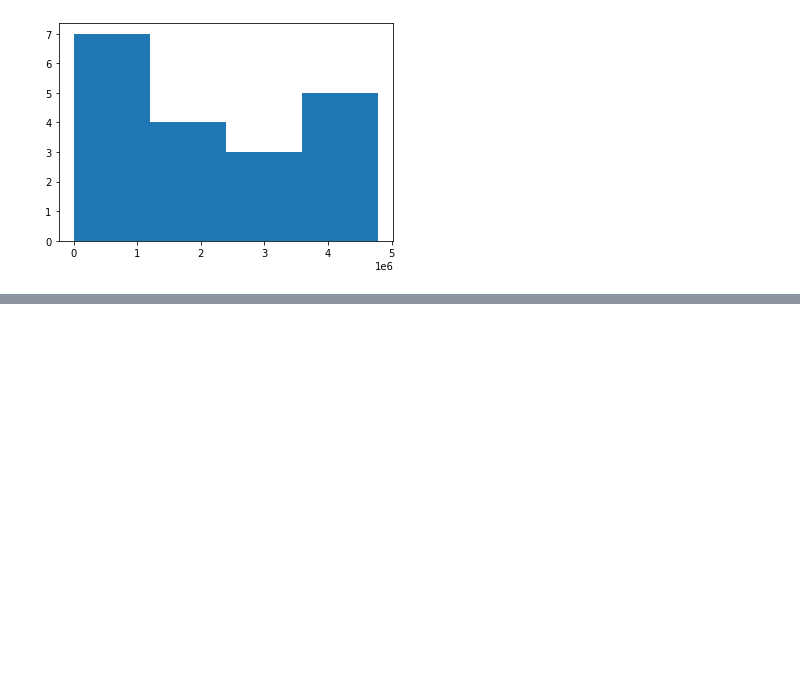
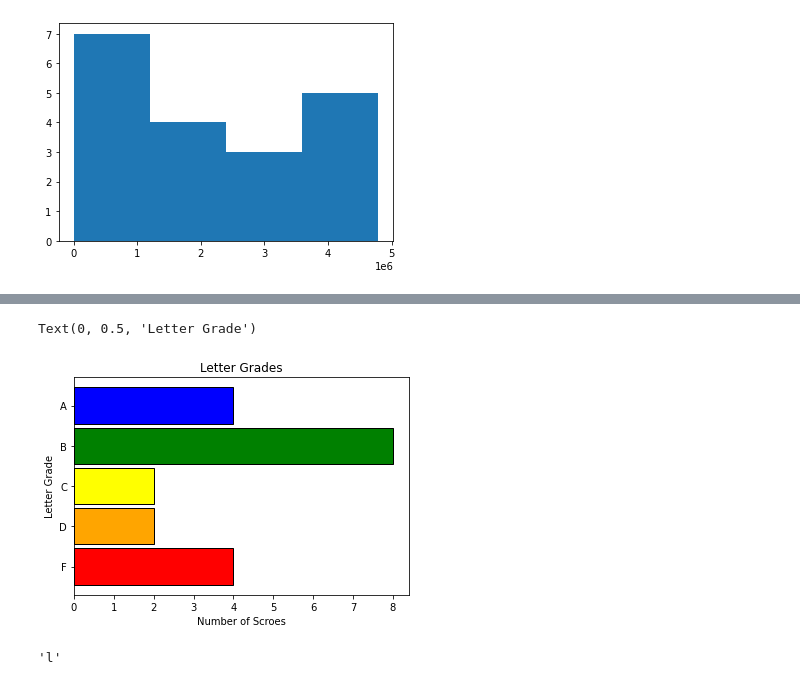
Before and after one commit to parkervoit/numpy-pandas-visualization-exercises, a Jupyter notebook: pandas_series.ipynb, the cells around one changed output, grey strips where cells are left out. Saved outputs shown, nothing was run; the diff lists cells and outputs as text; code cells hidden in the pictures; blank space fills up the shorter version.

```diff
--- a/pandas_series.ipynb
+++ b/pandas_series.ipynb
@@ -399,0 +412,3 @@ plt.hist(numbers, bins = n_bins)
+# %%
+curved_scores = exam_scores + 4
+curved_scores
@@ -399,0 +433,18 @@ plt.hist(numbers, bins = n_bins)
+# %%
+grade_bins = [0 , 70 , 75, 80 , 90 , 100]
+bin_labels = ['F', 'D', 'C', 'B', 'A']
+letter_scores = pd.cut(curved_scores, bins = grade_bins, labels = bin_labels)
+# %%
+letter_scores.value_counts().sort_index().plot.barh(color=['red','orange','yellow','green','blue'],
+                                                    ec = 'black', width =.9)
+plt.title('Letter Grades')
+plt.xticks(rotation=0)
+plt.xlabel('Number of Scroes')
+plt.ylabel('Letter Grade')
+# %% [output]
+Text(0, 0.5, 'Letter Grade')
+[figure, added]
+# %%
+letter.value_counts().idxmin()
+# %% [output]
+'l'
```
Also changed, not shown: parts of 6 cells of this notebook, 5 other files.
